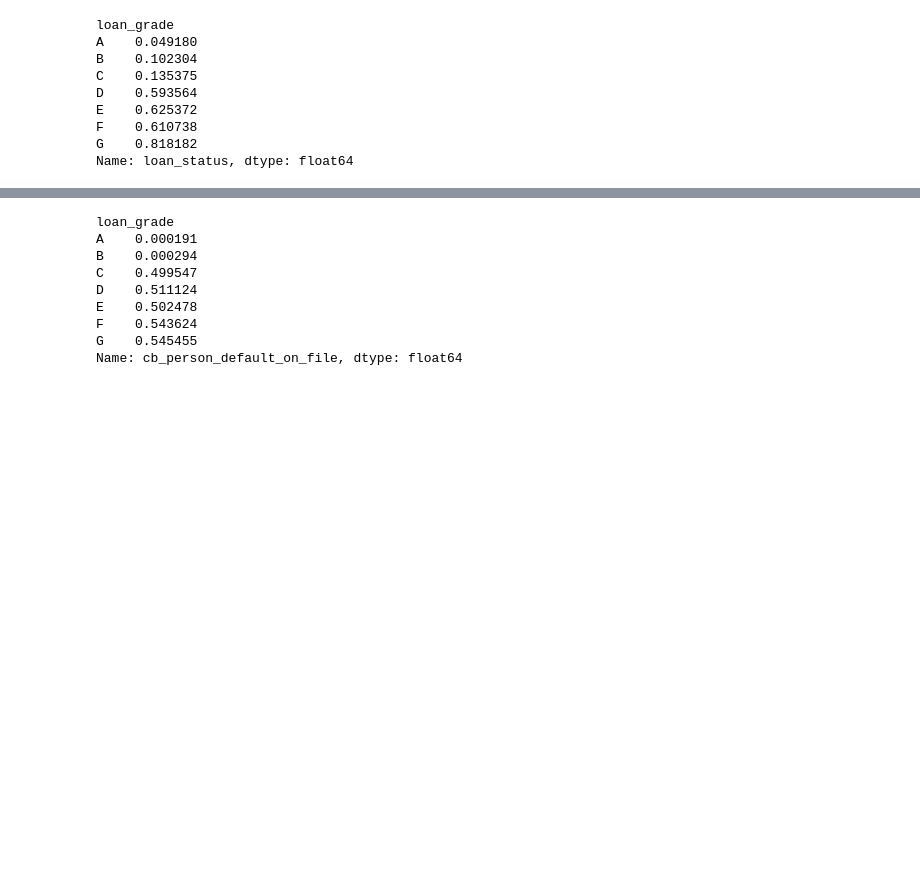
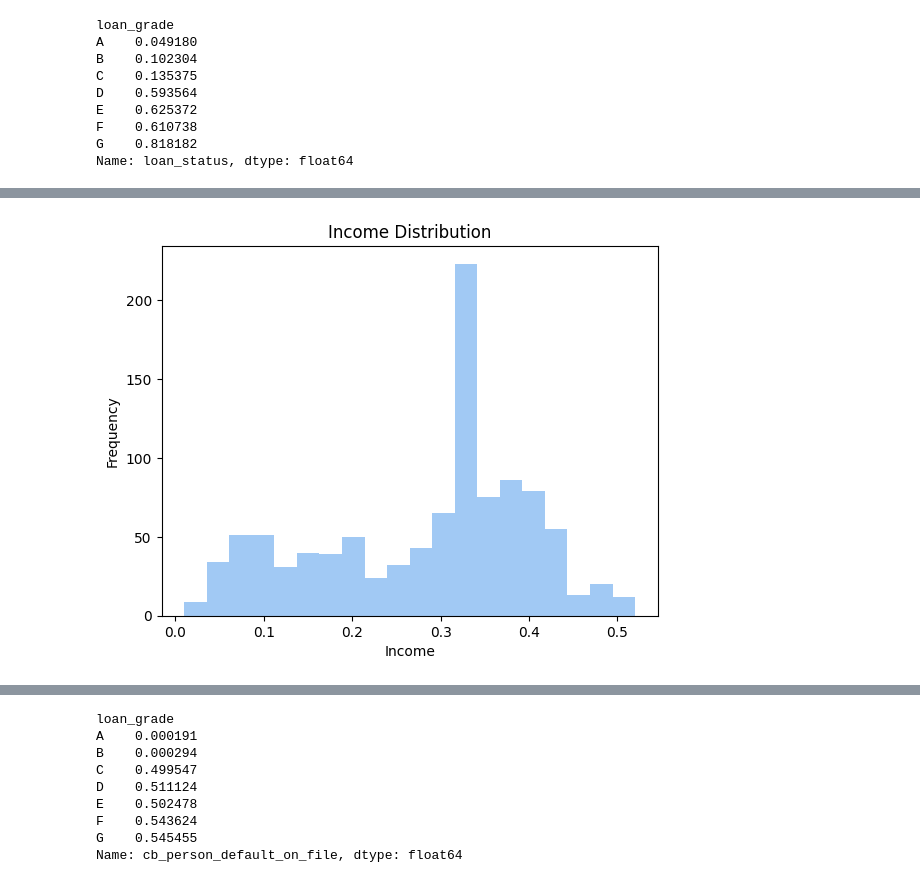
Before and after one commit to gauthaman77/EDA-Loan-Approval-Prediction, a Jupyter notebook: eda-loan-prediction.ipynb, the cells around one changed output, grey strips where cells are left out. Cells and saved outputs as stored; diff of their text form; code cells hidden in the pictures; blank space fills up the shorter version.

```diff
--- a/eda-loan-prediction.ipynb
+++ b/eda-loan-prediction.ipynb
@@ -69,0 +193,13 @@ Name: loan_status, dtype: float64
+# %%
+## Surprisingly it includes a lot of people below 50k annual income
+# I think that loan percent income is the key here
+# This is where there is no compromise no defaults
+# Let us create histogram of income
+# Create the histogram
+plt.hist(df_A_grade['loan_percent_income'], bins=20)  # Adjust bins as needed
+plt.xlabel('Income')
+plt.ylabel('Frequency')
+plt.title('Income Distribution')
+plt.show()
+# %% [output]
+[figure, added]
```
Also changed, not shown: parts of 21 cells of this notebook.
